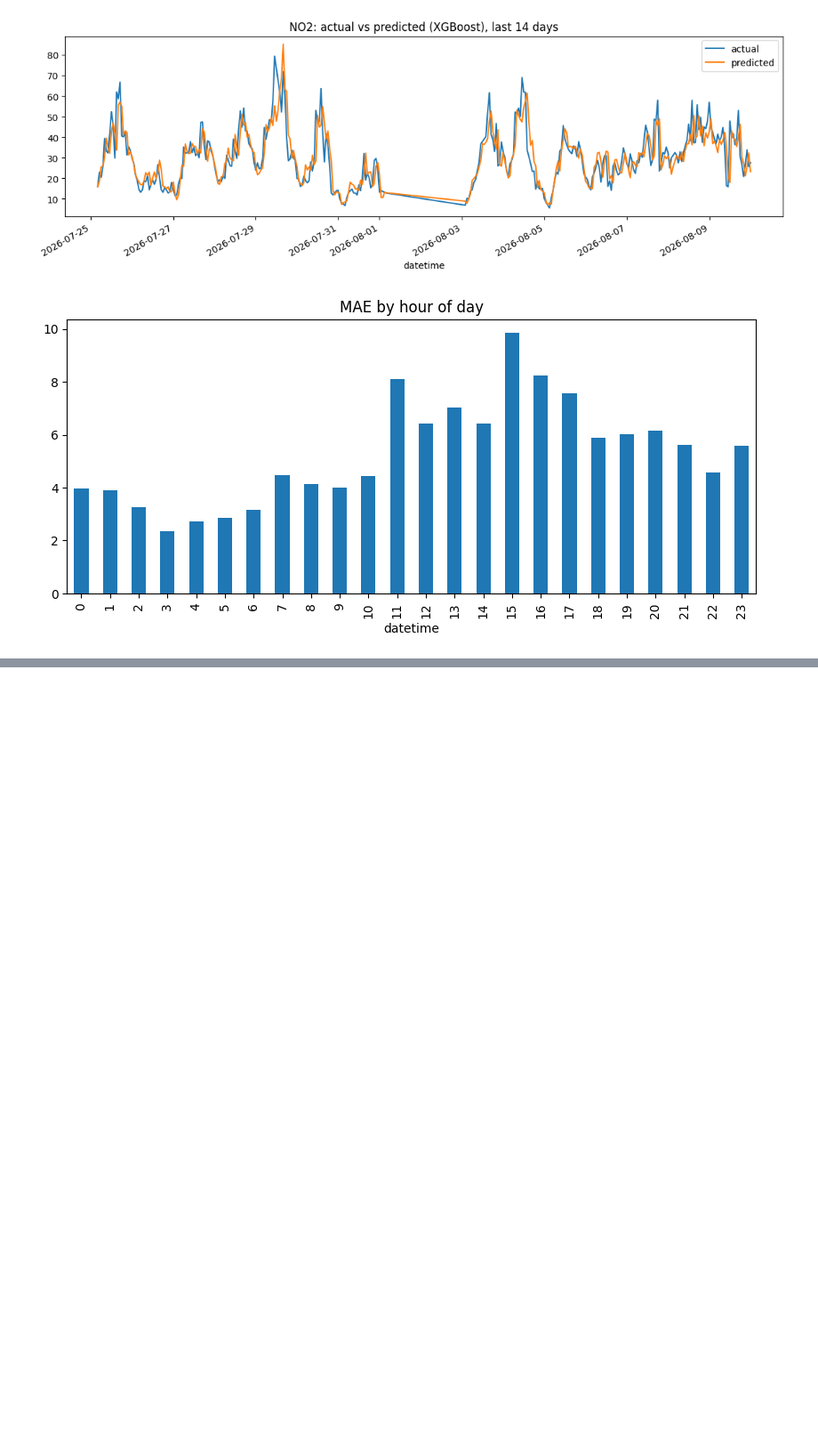
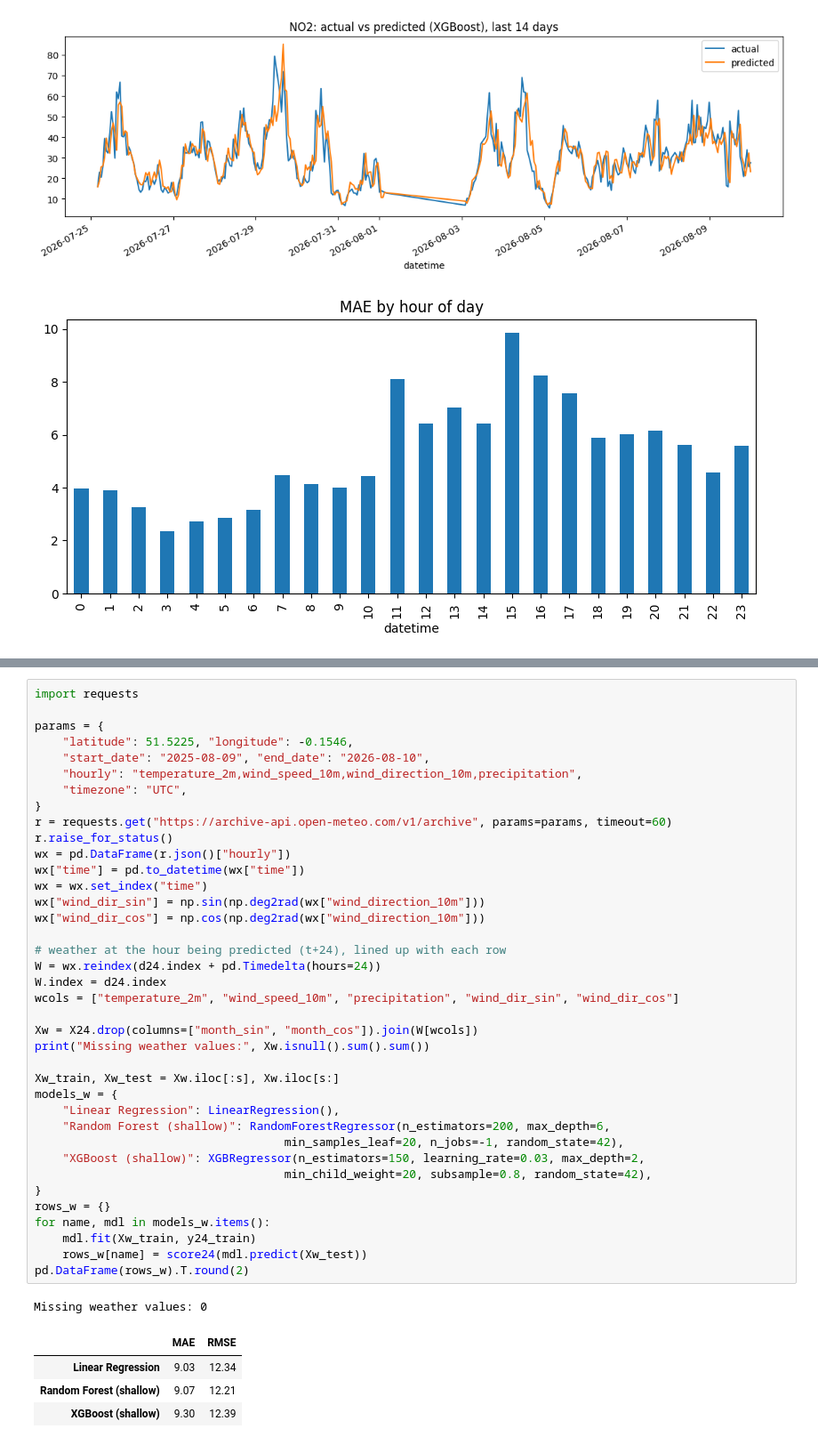
Before and after one commit to ridas11/air-quality-prediction, a Jupyter notebook: data/raw/Untitled.ipynb, the cells around one changed output, grey strips where cells are left out. Shown at 89% size. Cells and saved outputs as stored; diff of their text form; blank space fills up the shorter version.

```diff
--- a/data/raw/Untitled.ipynb
+++ b/data/raw/Untitled.ipynb
@@ -665,0 +757,44 @@ plt.show()
+# %%
+import requests
+
+params = {
+    "latitude": 51.5225, "longitude": -0.1546,
+    "start_date": "2025-08-09", "end_date": "2026-08-10",
+    "hourly": "temperature_2m,wind_speed_10m,wind_direction_10m,precipitation",
+    "timezone": "UTC",
+}
+r = requests.get("https://archive-api.open-meteo.com/v1/archive", params=params, timeout=60)
+r.raise_for_status()
+wx = pd.DataFrame(r.json()["hourly"])
+wx["time"] = pd.to_datetime(wx["time"])
+wx = wx.set_index("time")
+wx["wind_dir_sin"] = np.sin(np.deg2rad(wx["wind_direction_10m"]))
+wx["wind_dir_cos"] = np.cos(np.deg2rad(wx["wind_direction_10m"]))
+
+# weather at the hour being predicted (t+24), lined up with each row
+W = wx.reindex(d24.index + pd.Timedelta(hours=24))
+W.index = d24.index
+wcols = ["temperature_2m", "wind_speed_10m", "precipitation", "wind_dir_sin", "wind_dir_cos"]
+
+Xw = X24.drop(columns=["month_sin", "month_cos"]).join(W[wcols])
+print("Missing weather values:", Xw.isnull().sum().sum())
+
+Xw_train, Xw_test = Xw.iloc[:s], Xw.iloc[s:]
+models_w = {
+    "Linear Regression": LinearRegression(),
+    "Random Forest (shallow)": RandomForestRegressor(n_estimators=200, max_depth=6,
+                                    min_samples_leaf=20, n_jobs=-1, random_state=42),
+    "XGBoost (shallow)": XGBRegressor(n_estimators=150, learning_rate=0.03, max_depth=2,
+                                    min_child_weight=20, subsample=0.8, random_state=42),
+}
+rows_w = {}
+for name, mdl in models_w.items():
+    mdl.fit(Xw_train, y24_train)
+    rows_w[name] = score24(mdl.predict(Xw_test))
+pd.DataFrame(rows_w).T.round(2)
+# %% [output]
+Missing weather values: 0
+|  | MAE | RMSE |
+| Linear Regression | 9.03 | 12.34 |
+| Random Forest (shallow) | 9.07 | 12.21 |
+| XGBoost (shallow) | 9.30 | 12.39 |
```
Also changed, not shown: parts of 3 cells of this notebook, 2 other files.
